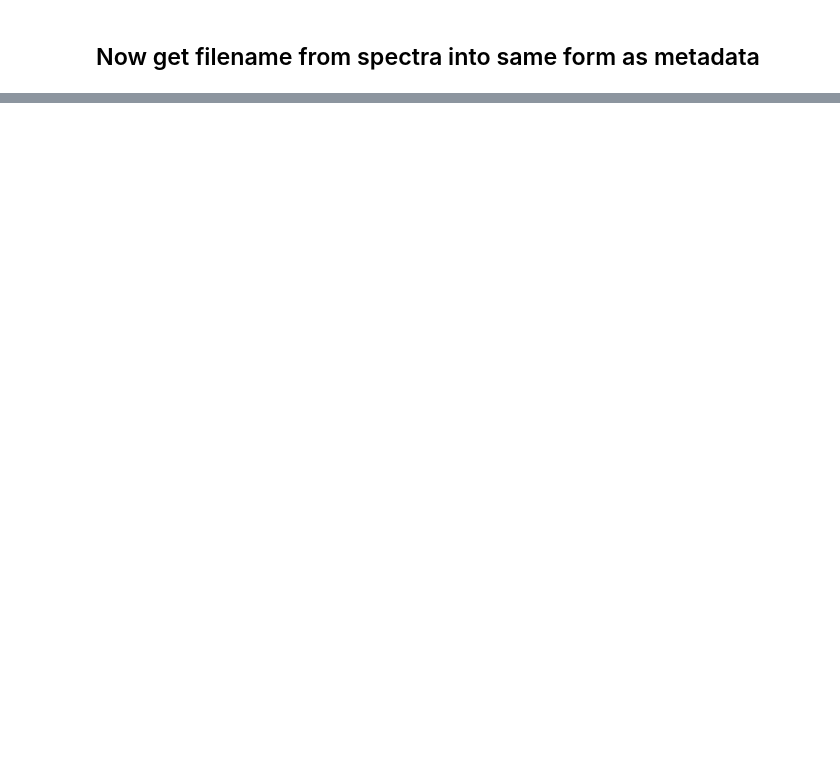
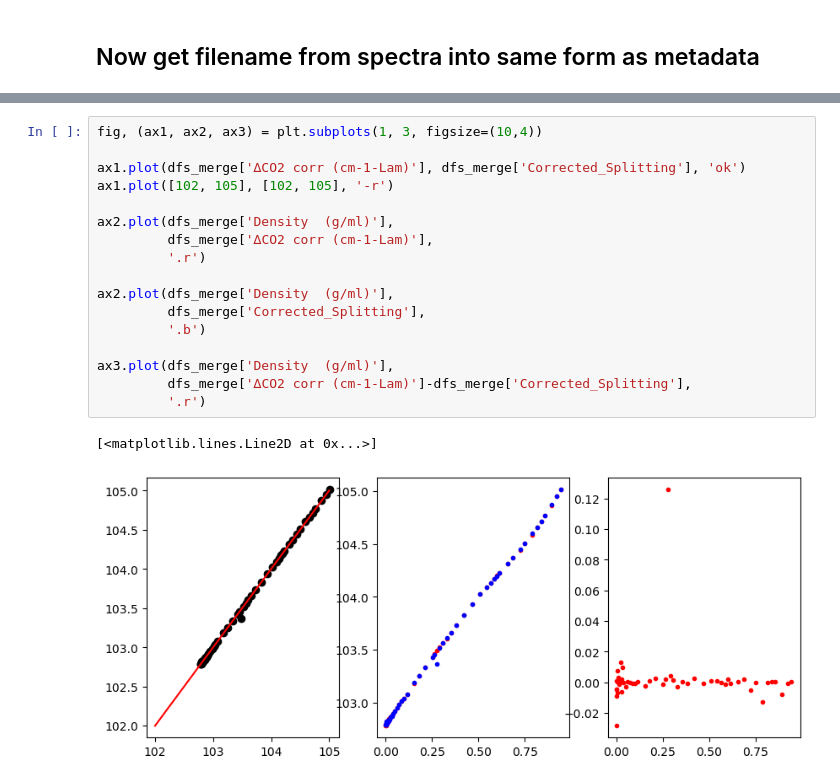
Before and after one commit to PennyWieser/DiadFit, a Jupyter notebook: docs/Examples/Diad_Fitting_Nov22nd2022/Stitch_Outputs_Together.ipynb, the cells around one changed output, grey strips where cells are left out. Cells and saved outputs as stored; diff of their text form; blank space fills up the shorter version.

```diff
--- a/docs/Examples/Diad_Fitting_Nov22nd2022/Stitch_Outputs_Together.ipynb
+++ b/docs/Examples/Diad_Fitting_Nov22nd2022/Stitch_Outputs_Together.ipynb
@@ -111,0 +165,20 @@ Exception: Duplicate file
+# %%
+fig, (ax1, ax2, ax3) = plt.subplots(1, 3, figsize=(10,4))
+
+ax1.plot(dfs_merge['∆CO2 corr (cm-1-Lam)'], dfs_merge['Corrected_Splitting'], 'ok')
+ax1.plot([102, 105], [102, 105], '-r')
+
+ax2.plot(dfs_merge['Density  (g/ml)'],
+         dfs_merge['∆CO2 corr (cm-1-Lam)'],
+         '.r')
+
+ax2.plot(dfs_merge['Density  (g/ml)'],
+         dfs_merge['Corrected_Splitting'],
+         '.b')
+
+ax3.plot(dfs_merge['Density  (g/ml)'],
+         dfs_merge['∆CO2 corr (cm-1-Lam)']-dfs_merge['Corrected_Splitting'],
+         '.r')
+# %% [output]
+[<matplotlib.lines.Line2D at 0x...>]
+[figure, added]
```
Also changed, not shown: parts of 18 cells of this notebook, 15 other files.
